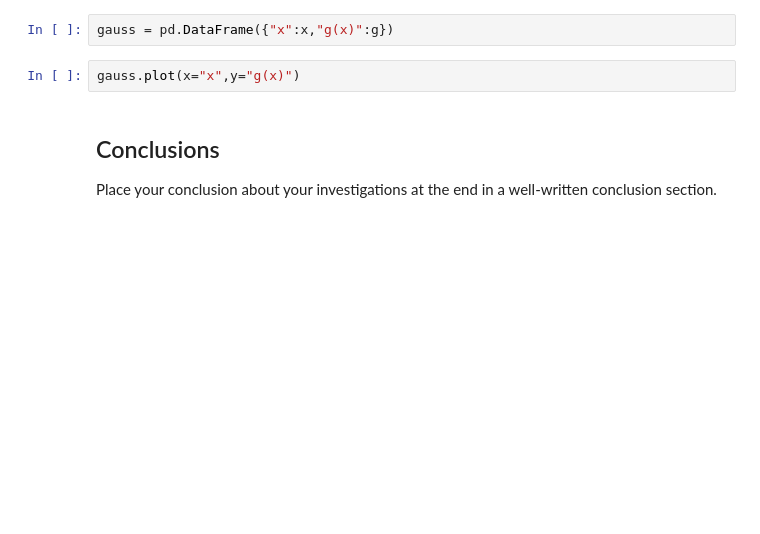
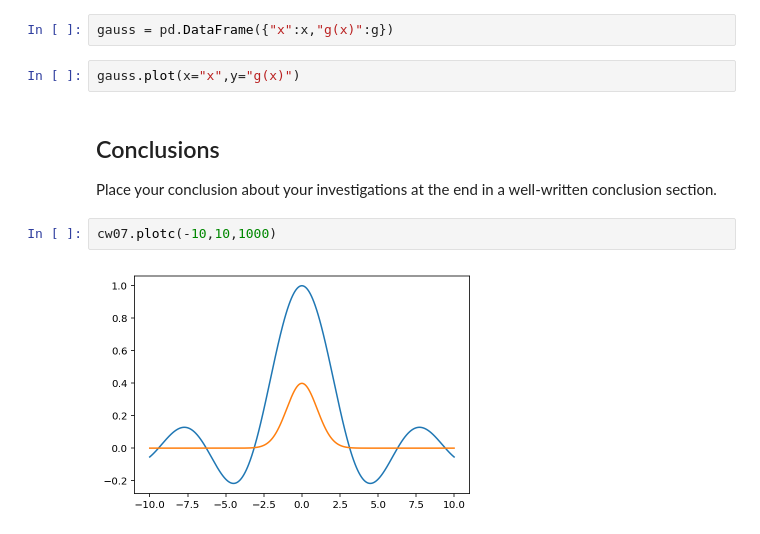
Before and after one commit to chapman-phys220-2018f/cw07-justgetit, a Jupyter notebook: cw07.ipynb, the cells around one changed output. Drawn from its saved outputs; the diff is of its cells as text; blank space fills up the shorter version.

```diff
--- a/cw07.ipynb
+++ b/cw07.ipynb
@@ -80,3 +84,7 @@ gauss.plot(x="x",y="g(x)")
 ## Conclusions
 
 Place your conclusion about your investigations at the end in a well-written conclusion section.
+# %%
+cw07.plotc(-10,10,1000)
+# %% [output]
+[figure, added]
```
Also changed, not shown: parts of 4 cells of this notebook, 1 other file.
